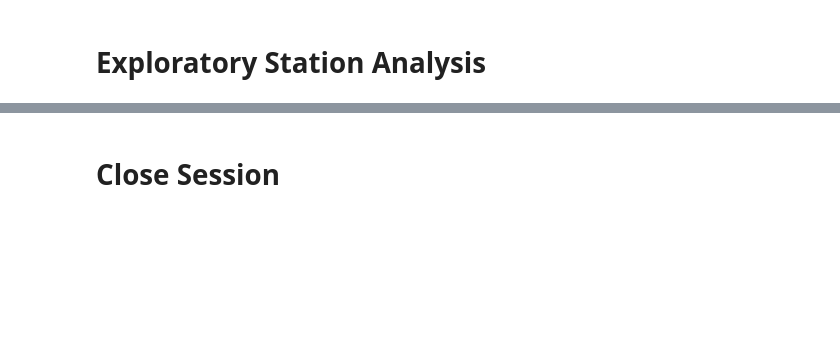
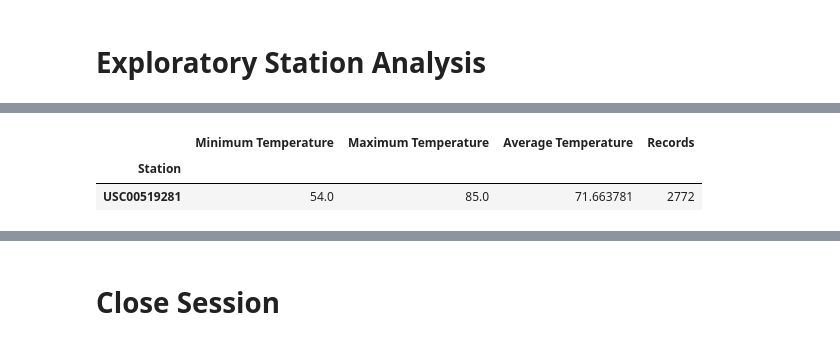
Before and after one commit to rfe123/umn_data_sqlalchemy_challenge, a Jupyter notebook: src/climate_starter.ipynb, the cells around one changed output, grey strips where cells are left out. Saved outputs shown, nothing was run; the diff lists cells and outputs as text; code cells hidden in the pictures; blank space fills up the shorter version.

```diff
--- a/src/climate_starter.ipynb
+++ b/src/climate_starter.ipynb
@@ -96,0 +121,18 @@ plt.show()
+# %%
+# Using the most active station id from the previous query, calculate the lowest, highest, and average temperature.
+busiest_station = station_measurements[0].station
+station_temp = (session.query(
+                Measurements.station,
+                func.min(Measurements.tobs),
+                func.max(Measurements.tobs),
+                func.sum(Measurements.tobs) / func.count(Measurements.tobs),
+                func.count(Measurements.tobs)
+                )
+                .group_by(Measurements.station)
+                .filter(Measurements.station == busiest_station).all())
+df = pd.DataFrame(station_temp, columns=["Station","Minimum Temperature", "Maximum Temperature", "Average Temperature", "Records"]).set_index("Station")
+df
+# %% [output]
+|  | Minimum Temperature | Maximum Temperature | Average Temperature | Records |
+| Station |  |  |  |  |
+| USC00519281 | 54.0 | 85.0 | 71.663781 | 2772 |
```
Also changed, not shown: parts of 8 cells of this notebook.
